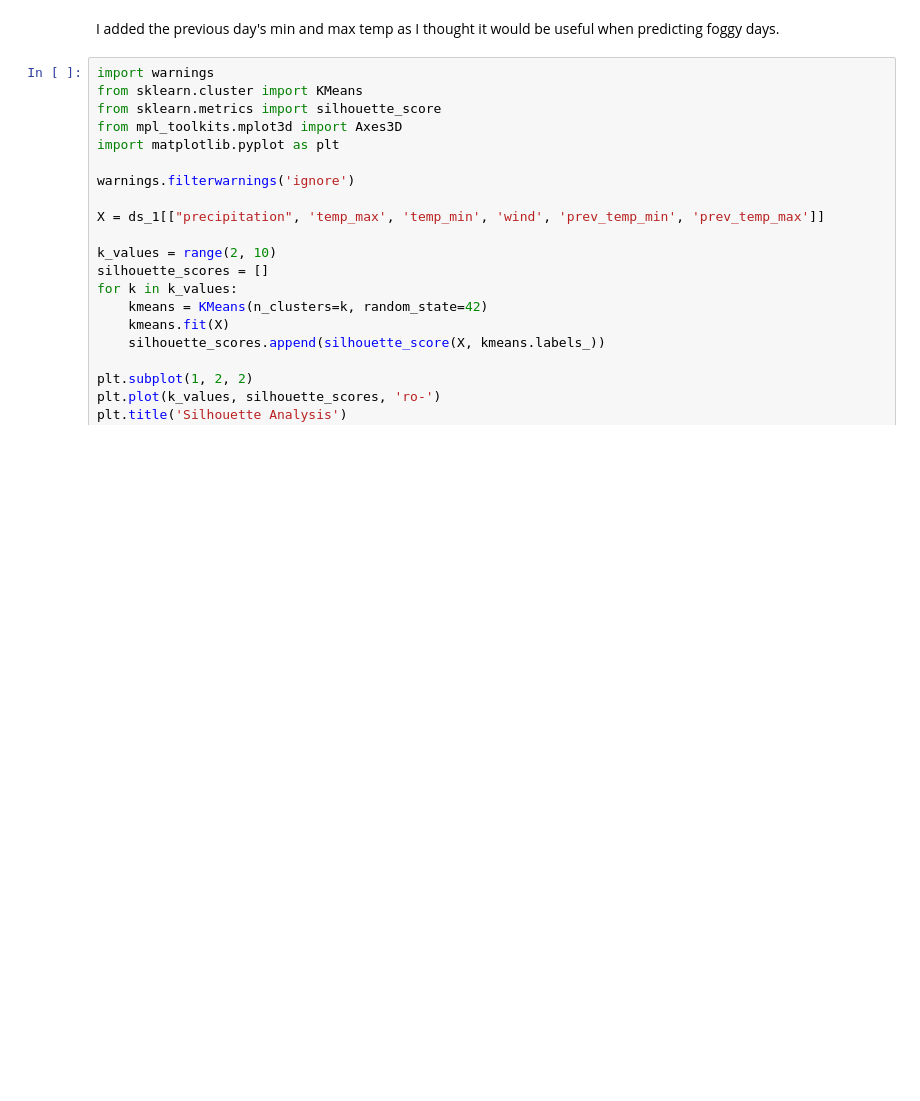
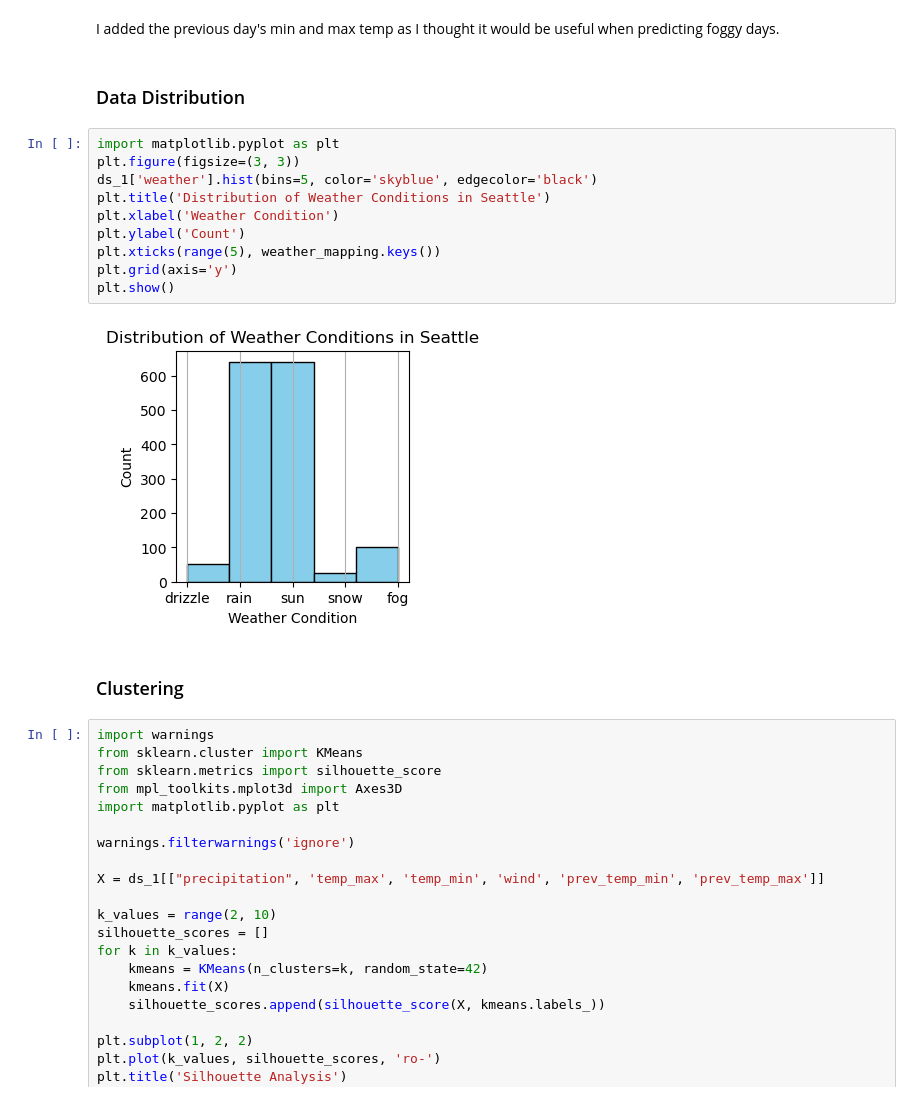
Before and after one commit to 44-566-Machine-Learning-S24/ml-s24-project-CarterPlenge, a Jupyter notebook: Final Submission/Data.ipynb, the cells around one changed output. Drawn from its saved outputs; the diff is of its cells as text; blank space fills up the shorter version.

Commit message:
Updated Data notbook

```diff
--- a/Final Submission/Data.ipynb
+++ b/Final Submission/Data.ipynb
@@ -34,6 +34,22 @@ ds_1.describe()
 | max | 55.900000 | 35.600000 | 18.300000 | 9.500000 | 4.000000 | 18.300000 | 35.600000 |
 # %% [markdown]
 I added the previous day's min and max temp as I thought it would be useful when predicting foggy days.
+# %% [markdown]
+### Data Distribution
+# %%
+import matplotlib.pyplot as plt
+plt.figure(figsize=(3, 3))
+ds_1['weather'].hist(bins=5, color='skyblue', edgecolor='black')
+plt.title('Distribution of Weather Conditions in Seattle')
+plt.xlabel('Weather Condition')
+plt.ylabel('Count')
+plt.xticks(range(5), weather_mapping.keys())
+plt.grid(axis='y')
+plt.show()
+# %% [output]
+[figure, added]
+# %% [markdown]
+### Clustering
 # %%
 import warnings
 from sklearn.cluster import KMeans
```
Also changed, not shown: parts of 1 cell of this notebook.
